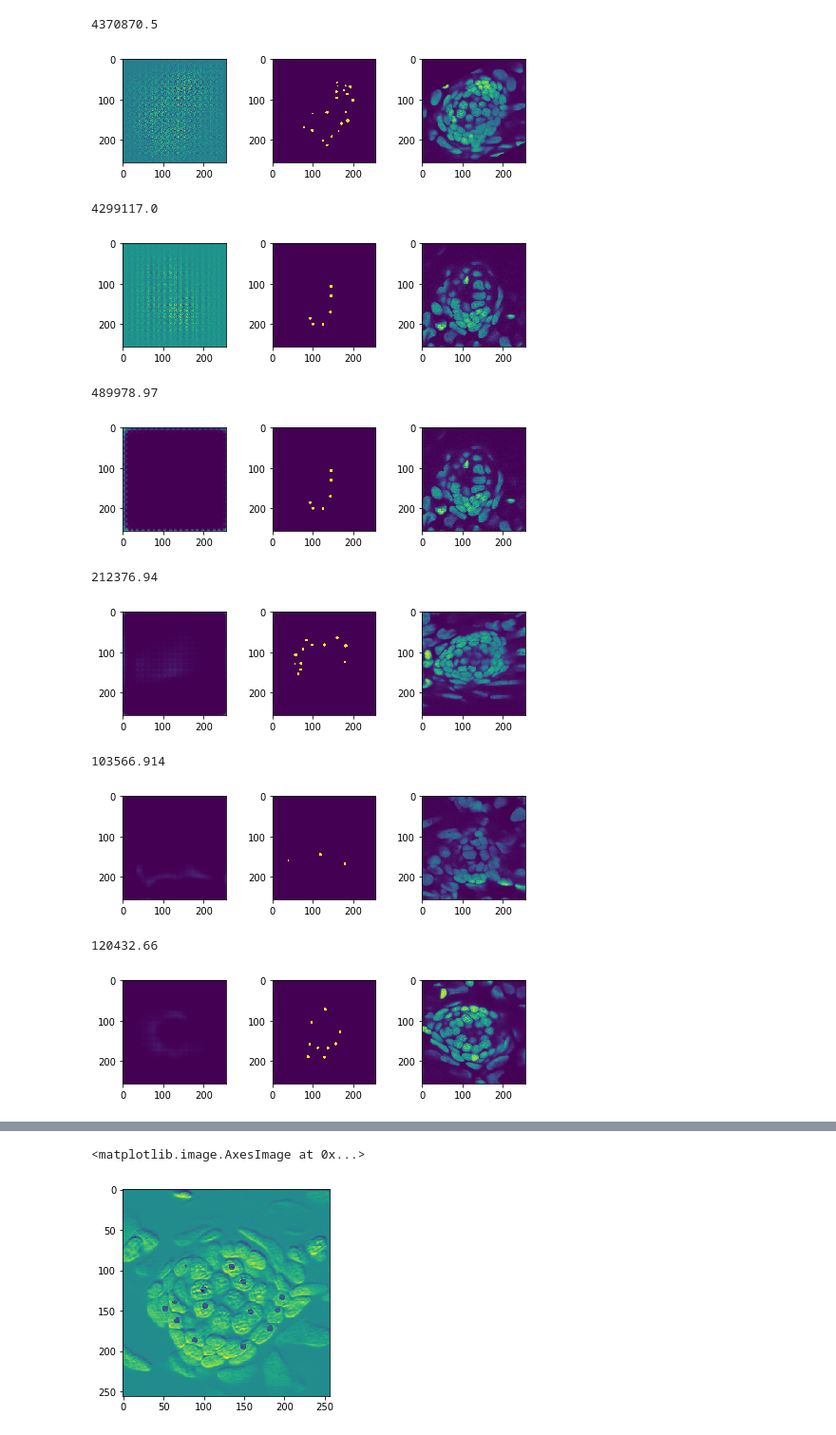
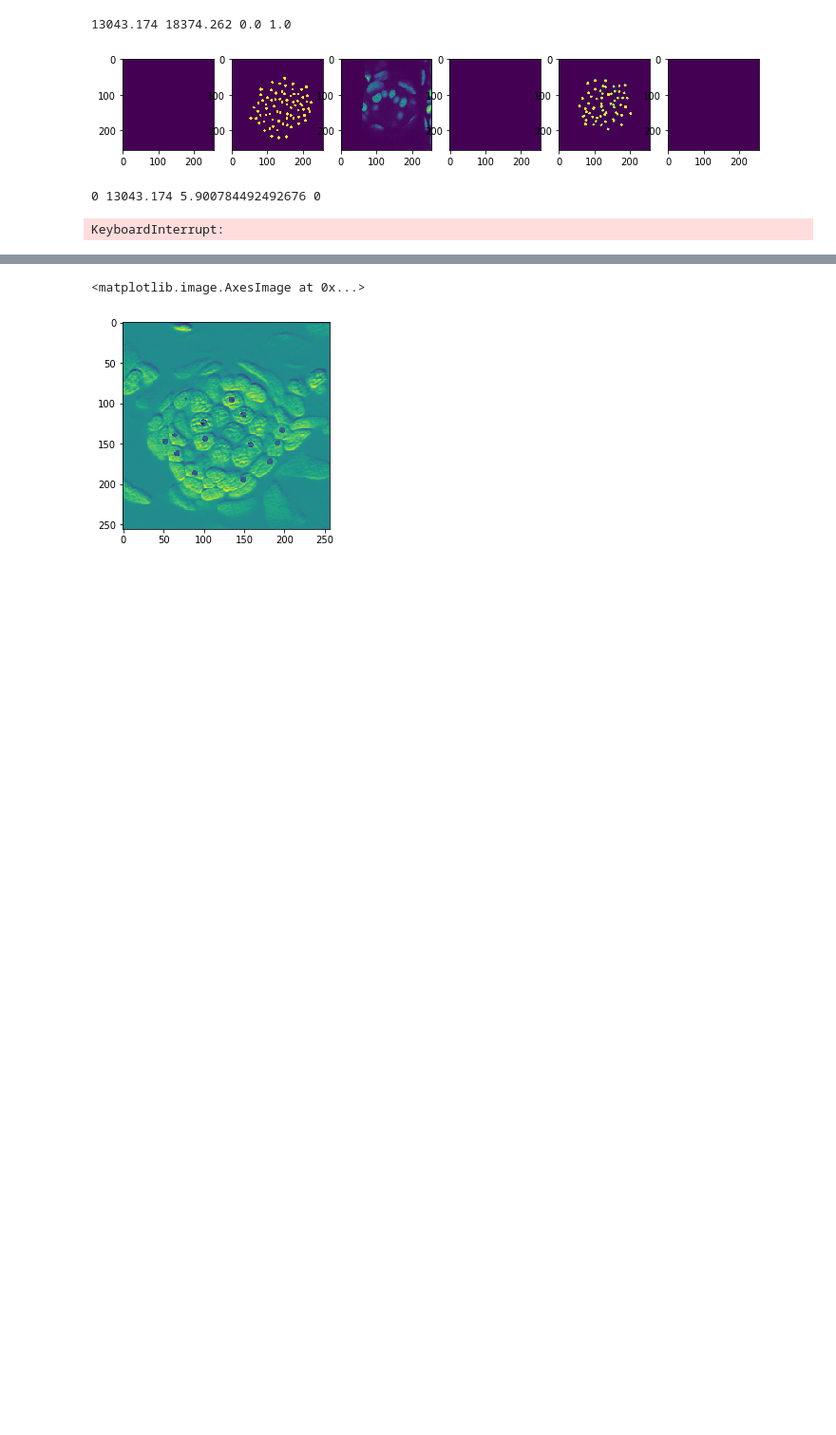
Before and after one commit to cwood1967/Unet, a Jupyter notebook: unet/test_unet_aws.ipynb, the cells around one changed output, grey strips where cells are left out. Shown at 95% size. Cells and saved outputs as stored; diff of their text form; code cells hidden in the pictures; blank space fills up the shorter version.

```diff
--- a/unet/test_unet_aws.ipynb
+++ b/unet/test_unet_aws.ipynb
@@ -21,20 +21,21 @@ params['depth'] = 96
 params['nchannels'] = 1
 params['channels'] = [1]
 params['nepochs'] = [1]
-params['batchsize'] = [2]
+params['batchsize'] = [8]
 params['learning_rate'] = 0.001
 params['restore'] = False
 params['latent_size'] = 1
-params['enc_sizes'] = [[16,3], [32, 3], [64, 3], [128, 3]]
-params['dec_sizes'] = [[64,3], [32, 3], [16, 3], [params['nchannels'], 3]]
-params['droprate'] = 0
+params['enc_sizes'] = [[32,3], [64, 3], [128, 3], [192, 3]]
+params['dec_sizes'] = [[128,3], [64, 3], [32, 3], [params['nchannels'], 3]]
+params['droprate'] = 0.25
 params['stdev'] = 0.08
 # %%
 
 tf.reset_default_graph()
 u = unet.unet3d(params)
 # %%
-u.read_images('/media/cjw/Data/Nuclei.tif')
-u.x = u.x[:,:,:,:,:]
+#u.read_images('/media/cjw/Data/Nuclei.tif')
+u.read_mm('/media/cjw/Data/nuclei.mm', shape=(720, 256, 256, 96, 2))
+#u.x = u.x[:,:,:,:,:]
 u.x.shape
 # %% [output]
@@ -62,33 +78,50 @@ u.create_opt()
+# %%
+u.set_validation(20)
 # %%
 sess = tf.Session()
 # %%
 sess.run(tf.global_variables_initializer())
+# %%
+u.stdev = 0.04
+u.learning_rate = 0.0001
 # %%
-for i in range(1000):
-    nr = np.random.randint(0,36, 8)
-    bx = np.expand_dims(u.x[nr,:,:,:,0], -1)
-    bm = np.expand_dims(u.x[nr,:,:,:,1], -1)
+vx = np.expand_dims(u.xvalid[:,:,:,:,0], -1)
+vm = np.expand_dims(u.xvalid[:,:,:,:,1], -1)
+
+for i in range(20000):
+    t1 = time.time()
+    batch = u.get_batch(8, augment=False)
+    bx = np.expand_dims(batch[:,:,:,:,0], -1)
+    bm = np.expand_dims(batch[:,:,:,:,1], -1)
     _, res, err = sess.run([u.opt, u.decoder_sigmoid, u.loss], feed_dict={images:bx, masks:bm})
-    if i % 20 == 0:
-        print(err)
-        plt.figure(figsize=(8,2))
-        plt.subplot(1,3,1)
-        plt.imshow(res[0,:,:,32,0])
-        plt.subplot(1,3,2)
-        plt.imshow(u.x[nr[0],:,:,32,1])
-        plt.subplot(1,3,3)
-        plt.imshow(u.x[nr[0],:,:,32,0])
+    if i % 40 == 0:
+        vres, verr = sess.run([u.decoder_sigmoid, u.loss],
+                               feed_dict={images:vx, masks:vm})
+
+        zm = vres[0,:,:,:,0].argmax(axis=(-1))
+        print(err, verr, vres[0,:,:,:,0].min(), vres[0,:,:,:,0].max())
+        #print(zm)
+
+        plt.figure(figsize=(12,2))
+        plt.subplot(1,6,1)
+        plt.imshow(res[0,:,:,:,0].max(axis=(-1)))
+        plt.subplot(1,6,2)
+        plt.imshow(bm[0,:,:,:,0].max(axis=(-1)))
+        plt.subplot(1,6,3)
+        plt.imshow(bx[0,:,:,32,0])
+        plt.subplot(1,6,4)
+        plt.imshow(vres[0,:,:,:,0].max(axis=(-1)))
+        plt.subplot(1,6,5)
+        plt.imshow(vm[0,:,:,:,0].max(axis=(-1)))
+        plt.subplot(1,6,6)
+        plt.imshow(zm/zm.max()) #[0,:,:,32,0])
         plt.show()
+    t2 = time.time()
+    if i % 4 == 0:
+        print(i, err, (t2 - t1), len(u.used))
+        #print(zm)
 # %% [output]
-4370870.5
+13043.174 18374.262 0.0 1.0
-[figure, old version]
+[figure, new version]
-4299117.0
+0 13043.174 5.900784492492676 0
-[figure, removed]
-489978.97
+KeyboardInterrupt:
-[figure, removed]
-212376.94
-[figure, removed]
-103566.914
-[figure, removed]
-120432.66
-[figure, removed]
```
Also changed, not shown: parts of 13 cells of this notebook, 1 other file.
